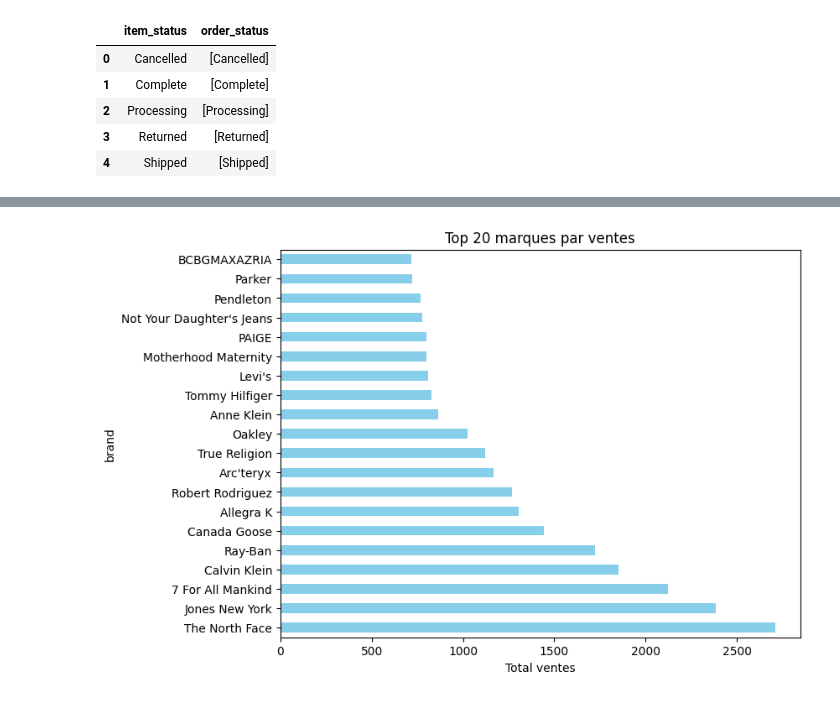
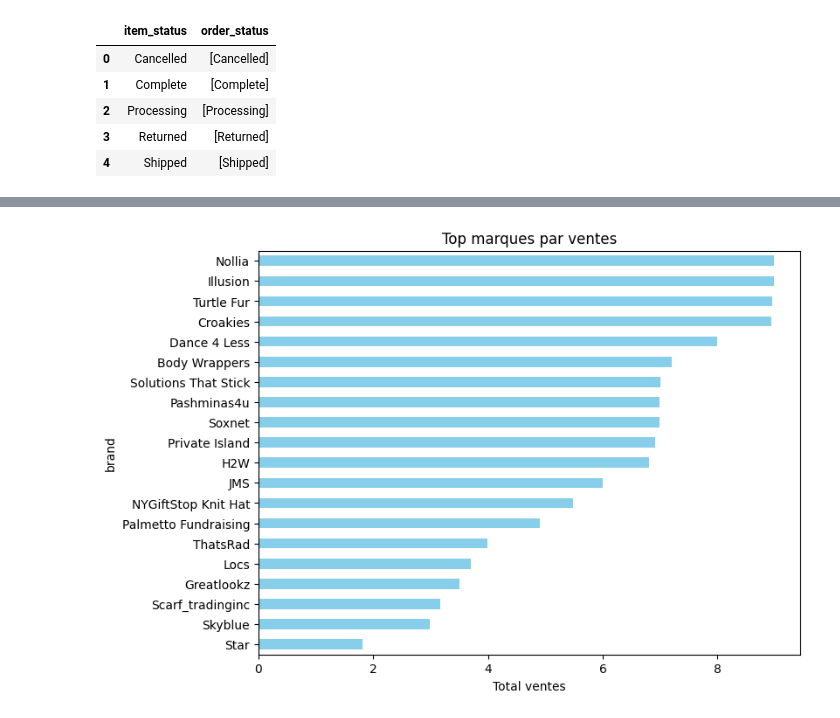
Before and after one commit to CDoliveux/Exam_Datagong_Doliveux, a Jupyter notebook: notebooks/TEST.ipynb, the cells around one changed output, grey strips where cells are left out. Drawn from its saved outputs; the diff is of its cells as text; code cells hidden in the pictures.

Commit message:
Test et modification des graphiques (category finalisée)

```diff
--- a/notebooks/TEST.ipynb
+++ b/notebooks/TEST.ipynb
@@ -329,0 +362,9 @@ import matplotlib.pyplot as plt
+# %%
+# Création des années et mois dans df pour pouvoir créer les graphiques appropriés.
+df["year_delivered"]=df["delivered_at"].dt.year.astype('Int64')
+df["month_delivered"]=df["delivered_at"].dt.month.astype('Int64')
+df["year_month"]=df["delivered_at"].dt.to_period('M').astype(str)
+
+#creation du df df_complete qui filtre sur les commandes livrées / non renvoyées
+df_complete=df[df['order_status'] == "Complete"]
+df_complete=df_complete[df_complete["year_delivered"]!=2025]
@@ -330,8 +642,8 @@ import matplotlib.pyplot as plt
 # %%
-top_brands = df.groupby('brand')['sale_price'].sum().sort_values(ascending=False).head(20)
+top_brands = df.groupby('brand')['sale_price'].sum().sort_values(ascending=True).head(20)
 top_brands.plot(kind='barh', figsize=(8,6), color='skyblue')
-plt.title("Top 20 marques par ventes")
+plt.title("Top marques par ventes")
 plt.xlabel("Total ventes")
 plt.show()
 # %% [output]
-[figure, old version]
+[figure, new version]
```
Also changed, not shown: parts of 13 cells of this notebook.
